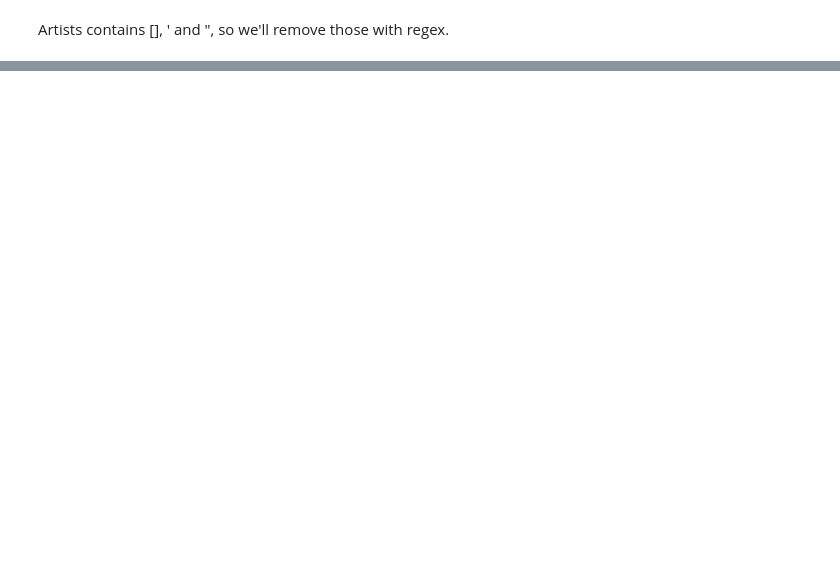
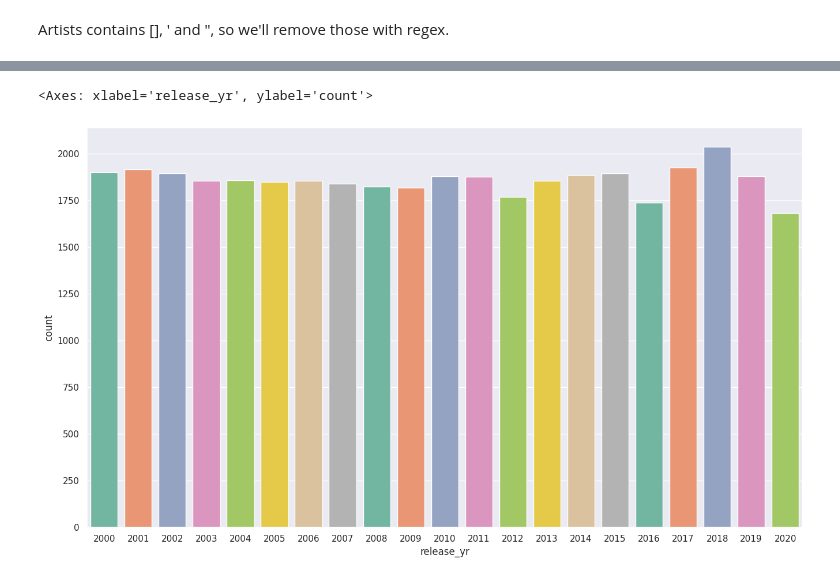
Before and after one commit to 0Drishtant0/Hybrid-Recommender-system, a Jupyter notebook: main.ipynb, the cells around one changed output, grey strips where cells are left out. Drawn from its saved outputs; the diff is of its cells as text; code cells hidden in the pictures; blank space fills up the shorter version.

```diff
--- a/main.ipynb
+++ b/main.ipynb
@@ -147,0 +219,7 @@ df.head()
+# %%
+# count of songs released per year
+sns.set(rc={'figure.figsize':(16 ,9)})
+sns.countplot(x="release_yr", data=df, palette='Set2')
+# %% [output]
+<Axes: xlabel='release_yr', ylabel='count'>
+[figure, added]
```
Also changed, not shown: parts of 22 cells of this notebook.
